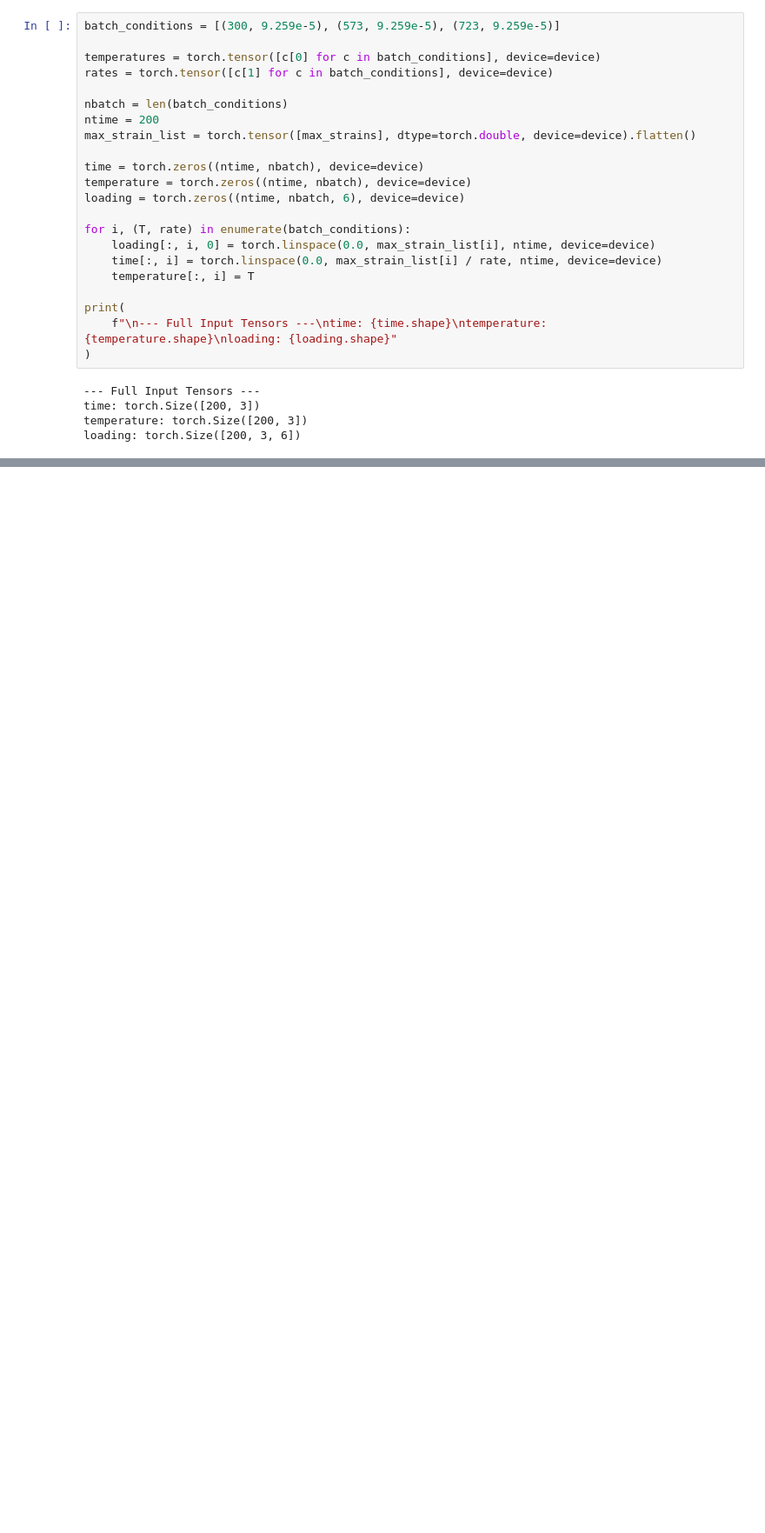
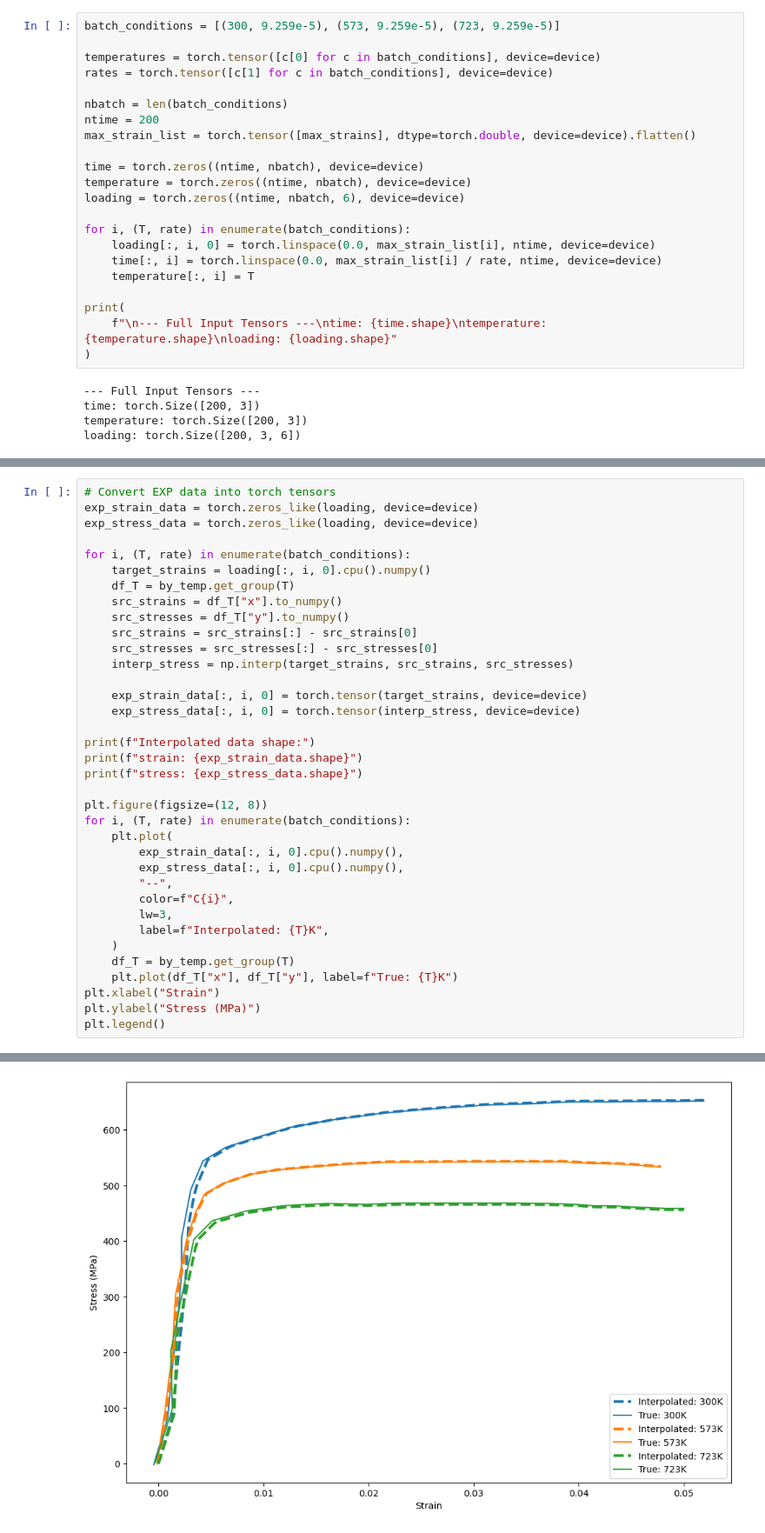
Before and after one commit to ColinMG2/neml2, a Jupyter notebook: cmg_projects/eurofer97_deterministic.ipynb, the cells around one changed output, grey strips where cells are left out. Shown at 87% size. Cells and saved outputs as stored; diff of their text form; blank space fills up the shorter version.

```diff
--- a/cmg_projects/eurofer97_deterministic.ipynb
+++ b/cmg_projects/eurofer97_deterministic.ipynb
@@ -747,0 +754,37 @@ loading: torch.Size([200, 3, 6])
+# %%
+# Convert EXP data into torch tensors
+exp_strain_data = torch.zeros_like(loading, device=device)
+exp_stress_data = torch.zeros_like(loading, device=device)
+
+for i, (T, rate) in enumerate(batch_conditions):
+    target_strains = loading[:, i, 0].cpu().numpy()
+    df_T = by_temp.get_group(T)
+    src_strains = df_T["x"].to_numpy()
+    src_stresses = df_T["y"].to_numpy()
+    src_strains = src_strains[:] - src_strains[0]
+    src_stresses = src_stresses[:] - src_stresses[0]
+    interp_stress = np.interp(target_strains, src_strains, src_stresses)
+
+    exp_strain_data[:, i, 0] = torch.tensor(target_strains, device=device)
+    exp_stress_data[:, i, 0] = torch.tensor(interp_stress, device=device)
+
+print(f"Interpolated data shape:")
+print(f"strain: {exp_strain_data.shape}")
+print(f"stress: {exp_stress_data.shape}")
+
+plt.figure(figsize=(12, 8))
+for i, (T, rate) in enumerate(batch_conditions):
+    plt.plot(
+        exp_strain_data[:, i, 0].cpu().numpy(),
+        exp_stress_data[:, i, 0].cpu().numpy(),
+        "--",
+        color=f"C{i}",
+        lw=3,
+        label=f"Interpolated: {T}K",
+    )
+    df_T = by_temp.get_group(T)
+    plt.plot(df_T["x"], df_T["y"], label=f"True: {T}K")
+plt.xlabel("Strain")
+plt.ylabel("Stress (MPa)")
+plt.legend()
+# %% [output]
@@ -748,3 +795,4 @@ loading: torch.Size([200, 3, 6])
+[figure, added]
 # %%
 with torch.no_grad():
     stress = model(time, temperature, loading)
```
Also changed, not shown: parts of 14 cells of this notebook, 1 other file.
